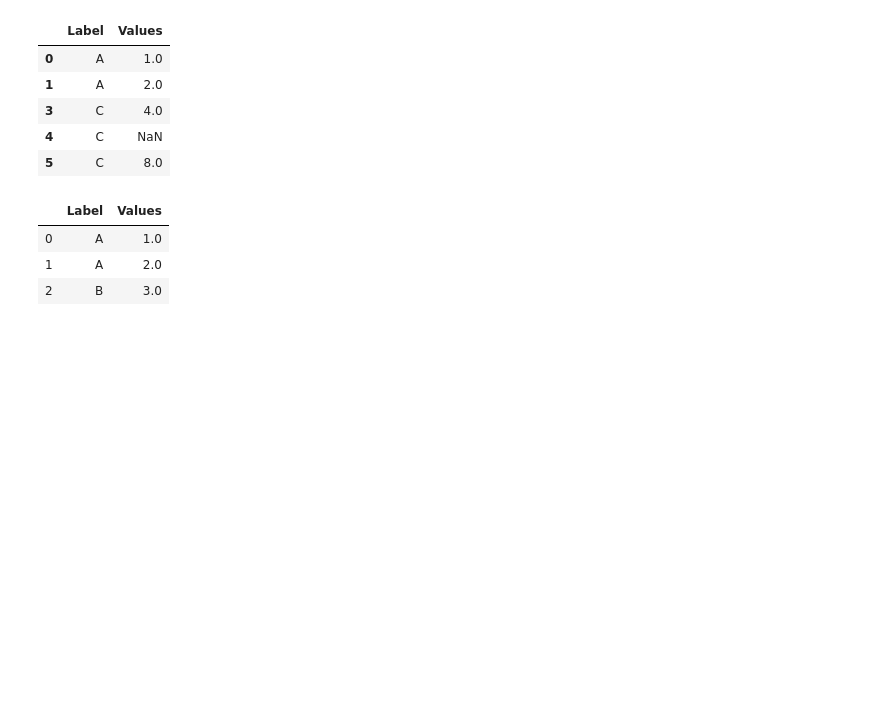
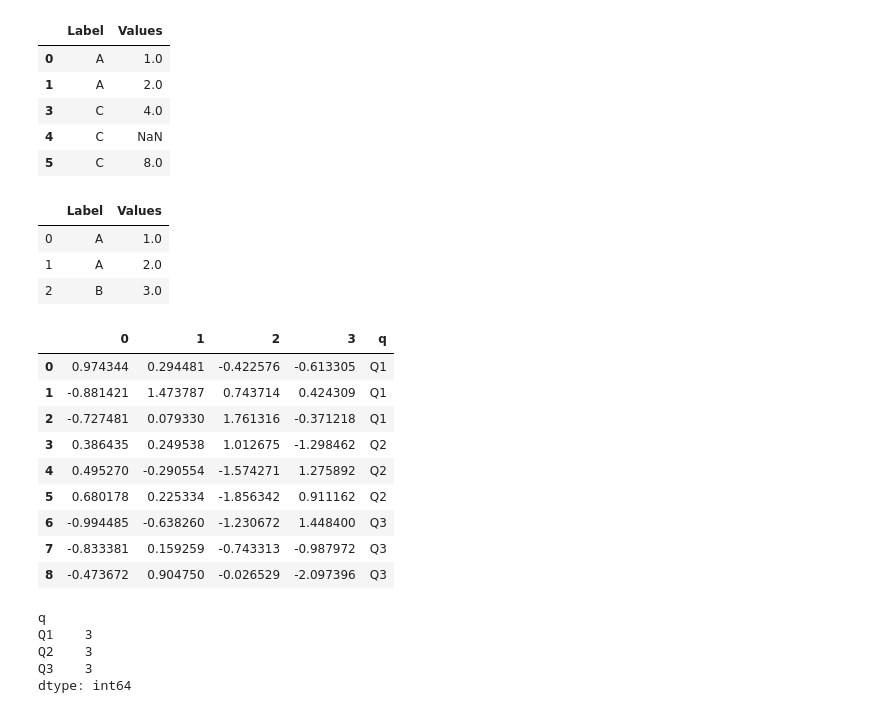
Before and after one commit to derinman/L_Python-Note, a Jupyter notebook: A02-05_Pandas Group.ipynb, the cells around one changed output. Saved outputs shown, nothing was run; the diff lists cells and outputs as text; code cells hidden in the pictures; blank space fills up the shorter version.

```diff
--- a/A02-05_Pandas Group.ipynb
+++ b/A02-05_Pandas Group.ipynb
@@ -291,3 +291,26 @@ df.groupby('Label').filter(f) #Label C Bye~
 | 0 | A | 1.0 |
 | 1 | A | 2.0 |
 | 2 | B | 3.0 |
+# %%
+dfNorm = pd.DataFrame(np.random.standard_normal((9,4)))
+dfNorm['q'] = ['Q1','Q1','Q1','Q2','Q2','Q2','Q3','Q3','Q3']
+dfNorm
+# %% [output]
+|  | 0 | 1 | 2 | 3 | q |
+| 0 | 0.974344 | 0.294481 | -0.422576 | -0.613305 | Q1 |
+| 1 | -0.881421 | 1.473787 | 0.743714 | 0.424309 | Q1 |
+| 2 | -0.727481 | 0.079330 | 1.761316 | -0.371218 | Q1 |
+| 3 | 0.386435 | 0.249538 | 1.012675 | -1.298462 | Q2 |
+| 4 | 0.495270 | -0.290554 | -1.574271 | 1.275892 | Q2 |
+| 5 | 0.680178 | 0.225334 | -1.856342 | 0.911162 | Q2 |
+| 6 | -0.994485 | -0.638260 | -1.230672 | 1.448400 | Q3 |
+| 7 | -0.833381 | 0.159259 | -0.743313 | -0.987972 | Q3 |
+| 8 | -0.473672 | 0.904750 | -0.026529 | -2.097396 | Q3 |
+# %%
+dfNorm.groupby('q').size()
+# %% [output]
+q
+Q1    3
+Q2    3
+Q3    3
+dtype: int64
```
Also changed, not shown: parts of 2 cells of this notebook.
